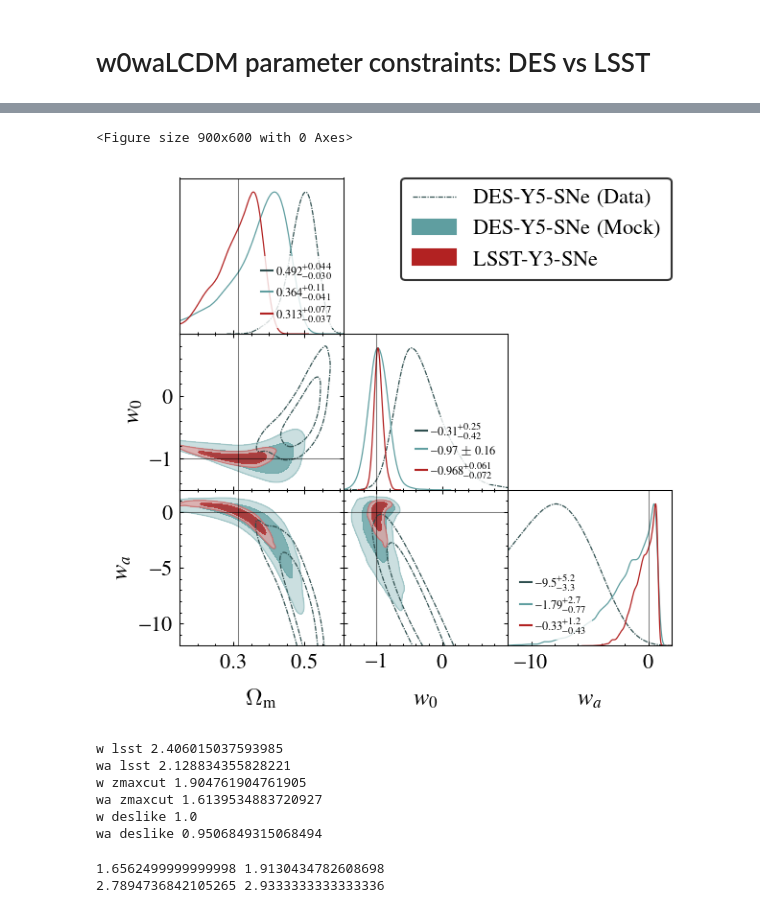
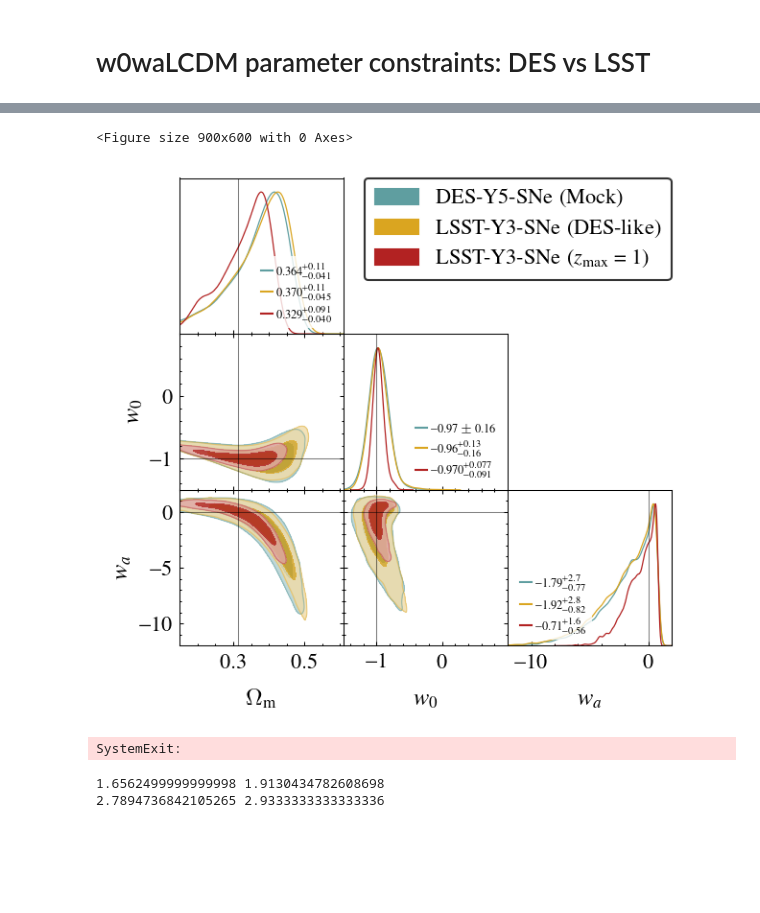
Before and after one commit to sriniraghunathan/CMB_BAO_SNe_likelihoods, a Jupyter notebook: analyse_chains_for_paper.ipynb, the cells around one changed output, grey strips where cells are left out. Cells and saved outputs as stored; diff of their text form; code cells hidden in the pictures; blank space fills up the shorter version.

Commit message:
More des vs lsst comparisons

```diff
--- a/analyse_chains_for_paper.ipynb
+++ b/analyse_chains_for_paper.ipynb
@@ -370,6 +370,9 @@ chains_to_plot = [
 ]
 filled_arr = [True, False, True]
 
+params_to_plot = ['omegam', 'w', 'wa']; fsval = 15; figsize = 4.2; legfsval = 12.
+#params_to_plot = ['omegam', 'w', 'wa']; fsval = 16; figsize = 4.5; legfsval = 14.5
+
 if (1): #check multiple LSST datasets
     des_y5_chain_fd = '/Users/sraghunathan/Research/cobaya/desi/chains/desy5sne_%s' %(which_cosmo)
     chain_fdlist = [des_y5_chain_fd]
@@ -382,6 +385,8 @@ if (1): #check multiple LSST datasets
     chain_fdlist.extend(['%s/lssty3_moddatavector_sim1-%s' %(other_mcmc_fd, which_cosmo)])
     chain_fdlist.extend(['%s/lssty3_binned_moddatavector_sim1-%s' %(other_mcmc_fd, which_cosmo)])
     chain_fdlist.extend(['%s/desy5_moddatavector_sim0-%s' %(other_mcmc_fd, which_cosmo)])
+    chain_fdlist.extend(['%s/desy5_descosmo_moddatavector_sim0-%s' %(other_mcmc_fd, which_cosmo)])
+    chain_fdlist.extend(['%s/desy5_desdovekiecosmo_moddatavector_sim0-%s' %(other_mcmc_fd, which_cosmo)])
     chain_fdlist.extend(['%s/lssty3_zmax1_sim1-%s' %(other_mcmc_fd, which_cosmo)])
     chain_fdlist.extend(['%s/lssty3_samplebasedonzfromdes_rsval1_sim1-%s' %(other_mcmc_fd, which_cosmo)])
     chain_fdlist.extend(['%s/lssty3_moddatavector_zmax1_sim1-%s' %(other_mcmc_fd, which_cosmo)])
@@ -424,7 +429,7 @@ if (0):
     color_arr = ['cadetblue', 'brown', 'palevioletred', 'black']
     filled_arr = [True, False, True, False]
 
-if (1):
+if (0):
     chains_to_plot = [
                       'desy5sne_%s' %(which_cosmo),
                       'desy5_moddatavector_sim0-%s' %(which_cosmo),
@@ -441,7 +446,26 @@ if (1):
                {'ls':'-', 'color': color_arr[1]},
                {'ls':'-', 'color': color_arr[2]},
                ]
+    plname = 'plots/%s_lsst_des.pdf' %(which_cosmo)
 
+if (0): #multiple DES cosm0
+    chains_to_plot = [
+                      'desy5sne_%s' %(which_cosmo),
+                      'desy5_descosmo_moddatavector_sim0-%s' %(which_cosmo),
+                      'desy5_desdovekiecosmo_moddatavector_sim0-%s' %(which_cosmo),
+                      'desy5_moddatavector_sim0-%s' %(which_cosmo),
+    ]
+    color_arr = ['darkslategrey', 'goldenrod', 'palevioletred', 'cadetblue']
+
+    filled_arr = [False, True, True, True]
+    ls_arr = ['-.', '-', '-', '-']
+    line_args=[{'ls':'-.', 'color': color_arr[0]},
+               {'ls':'-', 'color': color_arr[1]},
+               {'ls':'-', 'color': color_arr[2]},
+               {'ls':'-', 'color': color_arr[3]},
+               ]
+    plname = 'plots/%s_des_multiple_cosmo.pdf' %(which_cosmo)
+    legfsval = 11.5
 if (0):
     chains_to_plot = [
                       'desy5sne_%s' %(which_cosmo),
@@ -487,14 +511,23 @@ if (0):
     ]
     ##color_arr = ['cadetblue', 'palevioletred', 'brown', 'black']
     ##filled_arr = [True, True, False, False, False, False]
-    color_arr = ['cadetblue', 'black']
-    filled_arr = [True, False]
+    color_arr = ['cadetblue', '#B22222']
+    filled_arr = [True, True]
+    plname = 'plots/%s_des_lsstzmaxcut.pdf' %(which_cosmo)
 
+if (1):
+    chains_to_plot = [
+                      #'desy5sne_%s' %(which_cosmo),
+                      'desy5_moddatavector_sim0-%s' %(which_cosmo),
+                      'lssty3_moddatavector_samplebasedonzfromdes_rsval1_sim1-%s' %(which_cosmo),
+                      'lssty3_moddatavector_zmax1_sim1-%s' %(which_cosmo),
 
-#param_limits_dic = {'omegam': [0.1, 0.6], 'omch2': [0., 0.25], 'w': [-1.3, -0.6], 'wa': [-4, 3.]}
-####param_limits_dic = {'omegam': [0.1, 0.6], 'w': [-1.5, 1.], 'wa': [-12, 2.]}
-param_limits_dic = {'omegam': [0.15, 0.61], 'w': [-1.5, 1.], 'wa': [-12, 2.]}
-#param_limits_dic = {'omegam': [0.2, 0.6], 'w': [-1.3, 0.3], 'wa': [-4., 1.2]}
+    ]
+    ##color_arr = ['cadetblue', 'palevioletred', 'brown', 'black']
+    ##filled_arr = [True, True, False, False, False, False]
+    color_arr = ['cadetblue', 'goldenrod', '#B22222']
+    filled_arr = [True, True]
+    plname = 'plots/%s_des_lsstdeslikeandzmaxcut.pdf' %(which_cosmo)
 
 if (0):
     chains_to_plot = [
@@ -511,10 +544,14 @@ if (0):
 
 
 
+#param_limits_dic = {'omegam': [0.1, 0.6], 'omch2': [0., 0.25], 'w': [-1.3, -0.6], 'wa': [-4, 3.]}
+####param_limits_dic = {'omegam': [0.1, 0.6], 'w': [-1.5, 1.], 'wa': [-12, 2.]}
+param_limits_dic = {'omegam': [0.15, 0.61], 'w': [-1.5, 1.], 'wa': [-12, 2.]}
+#param_limits_dic = {'omegam': [0.2, 0.6], 'w': [-1.3, 0.3], 'wa': [-4., 1.2]}
+
+
 print(samples_dic.keys()); ##sys.exit()
 clf()
-params_to_plot = ['omegam', 'w', 'wa']; fsval = 15; figsize = 4.2; legfsval = 12.
-#params_to_plot = ['omegam', 'w', 'wa']; fsval = 16; figsize = 4.5; legfsval = 14.5
 
 if which_cosmo == 'lcdm':
     params_to_plot = ['omegam']
@@ -551,6 +588,11 @@ if which_cosmo == 'lcdm':
     sys.exit()
 clf()
 
+if plname == 'plots/%s_des_multiple_cosmo.pdf' %(which_cosmo):
+    modlabfordeslcdmmock = r'Mock (Fiducial $\Lambda{\rm CDM}$)'
+    labels_arr[-1] = modlabfordeslcdmmock
+
+
 g = misc_getdist.make_getdist_plot('triangle',
                                    samples_to_plot,
                                    params_to_plot,
@@ -568,9 +610,9 @@ g = misc_getdist.make_getdist_plot('triangle',
                                    diagonal_errors_fsval = 6.,
                                    diagonal_errors_legloc = [4, 4, 3],
                                   )
-plname = 'plots/%s_lsst_des.pdf' %(which_cosmo)
+##plname = 'plots/%s_lsst_des.pdf' %(which_cosmo)
 savefig(plname, dpi = 200.)
-show(); ###sys.exit()
+show(); sys.exit()
 
 print('\n\n\n')
 def get_des_lsst_improvements(qualifier, low_err_dic, up_err_dic):
@@ -622,11 +666,6 @@ lssty3_sim1
 <Figure size 900x600 with 0 Axes>
-[figure, old version]
+[figure, new version]
-w lsst 2.406015037593985
-wa lsst 2.128834355828221
-w zmaxcut 1.904761904761905
-wa zmaxcut 1.6139534883720927
-w deslike 1.0
-wa deslike 0.9506849315068494
+SystemExit:
 # %%
 print( 5.3/3.2, 4.4/2.3 )
 print( 5.3/1.9, 4.4/1.5 )
```
Also changed, not shown: parts of 2 cells of this notebook, 16 other files.
